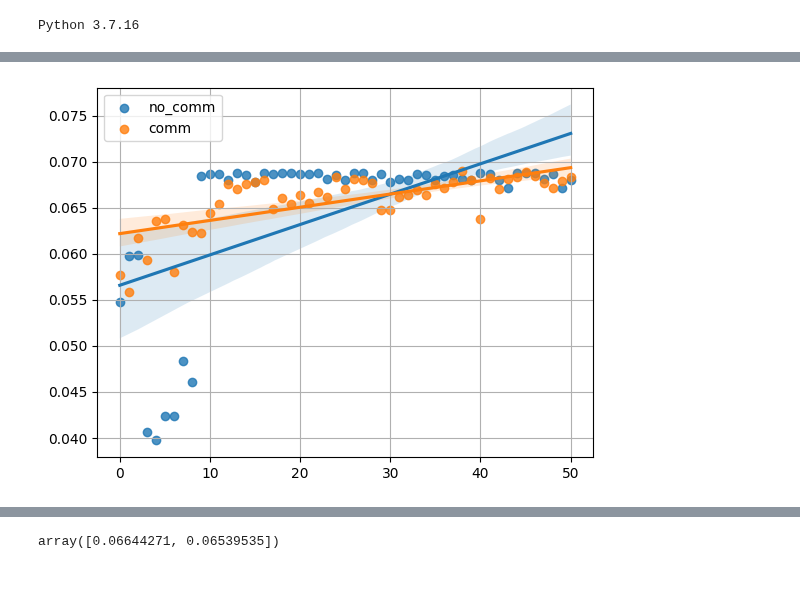
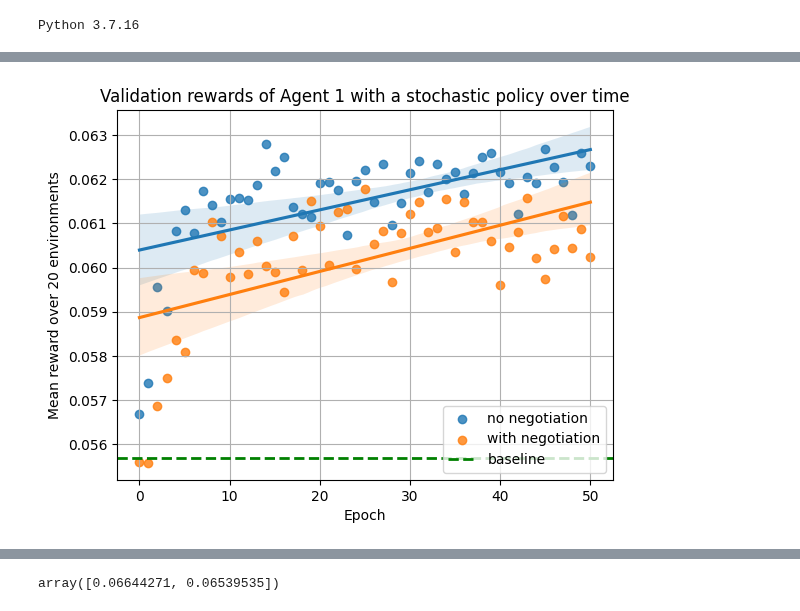
Before and after one commit to i4ata/BScProject, a Jupyter notebook: ppo_negotiation_simplified/PPO_negotiation_tryouts.ipynb, the cells around one changed output, grey strips where cells are left out. Cells and saved outputs as stored; diff of their text form; code cells hidden in the pictures; blank space fills up the shorter version.

```diff
--- a/ppo_negotiation_simplified/PPO_negotiation_tryouts.ipynb
+++ b/ppo_negotiation_simplified/PPO_negotiation_tryouts.ipynb
@@ -16,4 +16,4 @@ agents = helpers.create_agents(envs[0])
 agents_no_negotiation = helpers.create_agents(envs[0])
 # %%
-a, b = helpers.train_no_comm(agents_no_negotiation, envs, )
-c, d = helpers.train_with_comm(agents, envs)
+# a, b = helpers.train(agents_no_negotiation, envs, epochs=100, batch_size=50, with_comm=False)
+c, d = helpers.train(agents_with_negotiation, envs, epochs=100, batch_size=50, with_comm=True)
@@ -19,0 +24,4 @@ c, d = helpers.train_with_comm(agents, envs)
+# %%
+c_extra, d_extra = helpers.train(agents_with_negotiation, envs, epochs=100, batch_size=50, with_comm=True)
+# %%
+c_x, d_x = helpers.train(agents_with_negotiation, envs, epochs=100, batch_size=50, with_comm=True)
@@ -48,8 +45,16 @@ array([[False,  True],
+# %%
+agents_no_negotiation = helpers.create_agents(envs[0])
+a, b = helpers.train_no_comm(agents_no_negotiation, envs)
 # %%
-sns.regplot(x = np.arange(len(d)), y = b[:, 1], label='no_comm')
-sns.regplot(x = np.arange(len(b)), y = d[:, 1], label='comm')
+sns.regplot(x = np.arange(len(d)), y = a[:, 1], label='no negotiation')
+sns.regplot(x = np.arange(len(b)), y = c[:, 1], label='with negotiation')
+plt.title('Validation rewards of Agent 1 with a stochastic policy over time')
 plt.grid()
+plt.xlabel('Epoch')
+plt.ylabel('Mean reward over 20 environments')
+plt.axhline(means.mean(), linestyle = '--', label = 'baseline', c = 'g', linewidth = 2)
 plt.legend()
+plt.savefig('stoch.png', dpi=300, bbox_inches='tight', format='png')
 plt.show()
 # %% [output]
-[figure, old version]
+[figure, new version]
```
Also changed, not shown: parts of 11 cells of this notebook, 22 other files.
